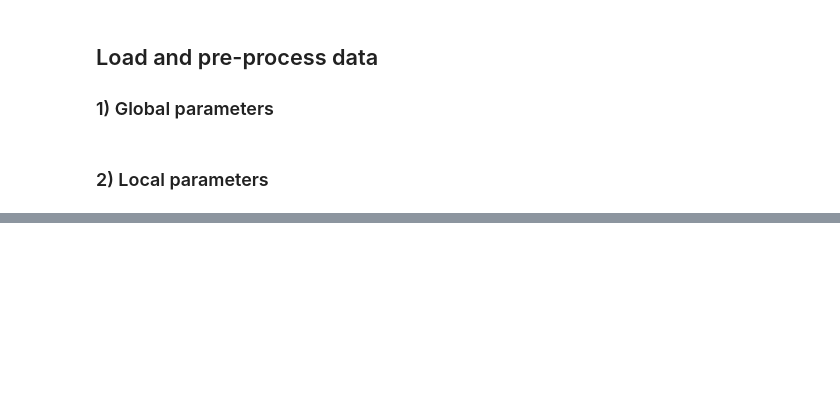
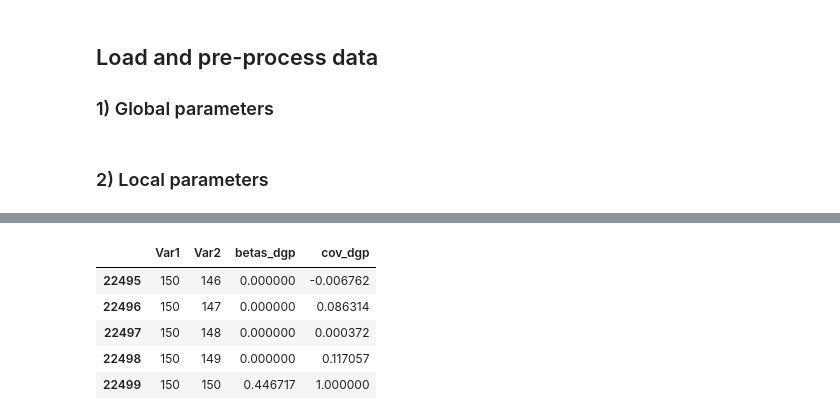
Before and after one commit to dcuoliveira/NN-VAR-Cov-Pred, a Jupyter notebook: src/debugs/debug_ffnn.ipynb, the cells around one changed output, grey strips where cells are left out. Drawn from its saved outputs; the diff is of its cells as text; code cells hidden in the pictures; blank space fills up the shorter version.

```diff
--- a/src/debugs/debug_ffnn.ipynb
+++ b/src/debugs/debug_ffnn.ipynb
@@ -58 +61,10 @@ X_validation.shape
+# %%
+data.tail()
+# %% [output]
+|  | Var1 | Var2 | betas_dgp | cov_dgp |
+| 22495 | 150 | 146 | 0.000000 | -0.006762 |
+| 22496 | 150 | 147 | 0.000000 | 0.086314 |
+| 22497 | 150 | 148 | 0.000000 | 0.000372 |
+| 22498 | 150 | 149 | 0.000000 | 0.117057 |
+| 22499 | 150 | 150 | 0.446717 | 1.000000 |
 # %%
```
Also changed, not shown: parts of 12 cells of this notebook, 1 other file.
